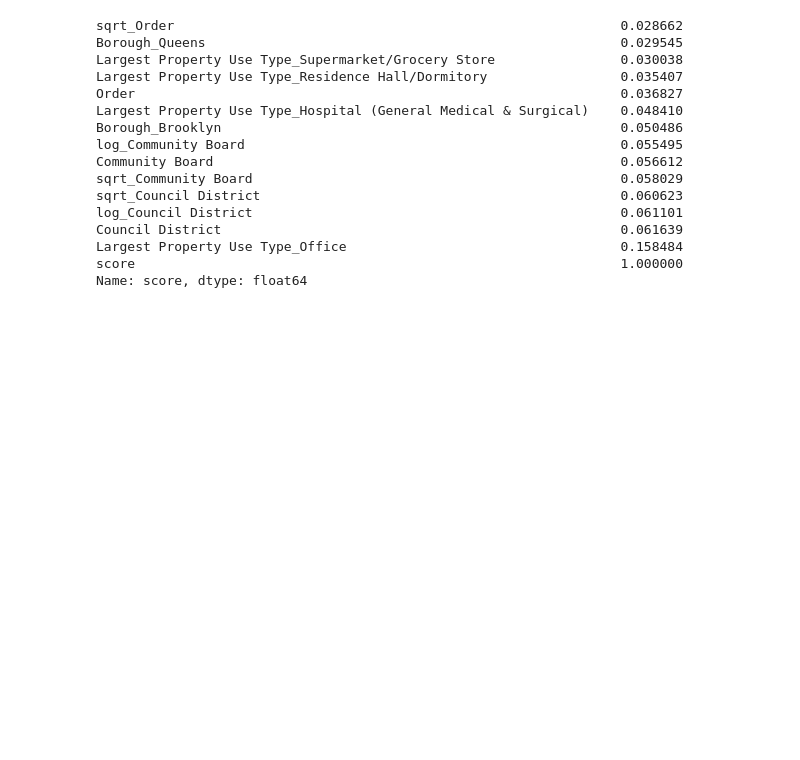
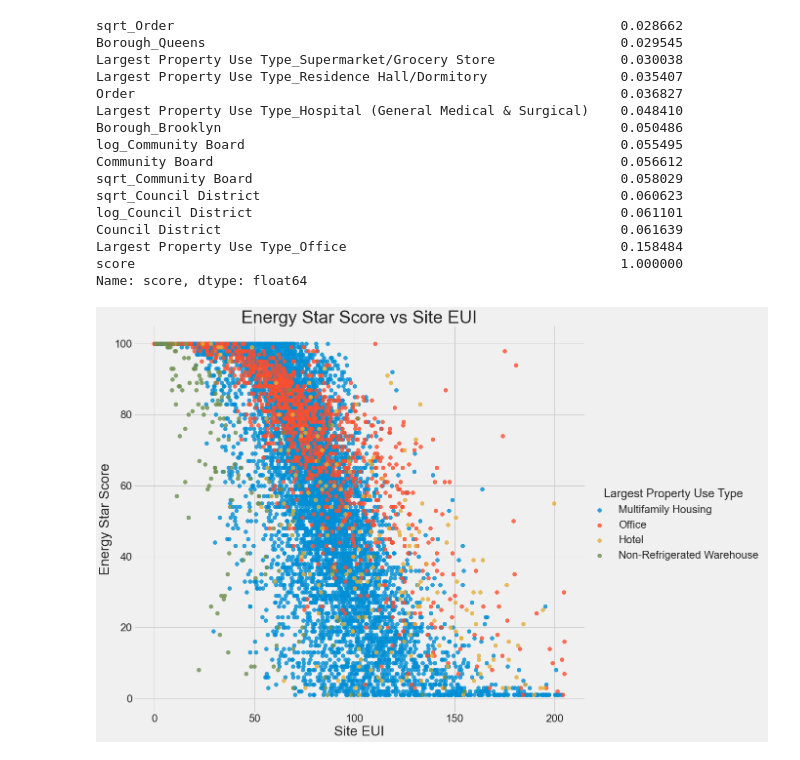
Before and after one commit to Jared-Glenn/Machine_Learning_Project_Walkthrough, a Jupyter notebook: ml_walkthrough.ipynb, the cells around one changed output. Saved outputs shown, nothing was run; the diff lists cells and outputs as text; code cells hidden in the pictures; blank space fills up the shorter version.

```diff
--- a/ml_walkthrough.ipynb
+++ b/ml_walkthrough.ipynb
@@ -412,3 +412,24 @@ Council District                                                   0.061639
 Largest Property Use Type_Office                                   0.158484
 score                                                              1.000000
 Name: score, dtype: float64
+# %%
+figsize(12, 10)
+
+# Extract the building types
+features['Largest Property Use Type'] = data.dropna(subset = ['score'])['Largest Property Use Type']
+
+# Limit to building types with more than 100 observations (from previous code)
+features = features[features['Largest Property Use Type'].isin(types)]
+
+# Use seaborn to plot a scatterplot of Score vs Log Source EUI
+sns.lmplot(x='Site EUI (kBtu/ft²)', y='score',
+           hue = 'Largest Property Use Type', data = features,
+           scatter_kws = {'alpha': 0.8, 's': 60}, fit_reg = False,
+           height = 12, aspect = 1.2);
+
+# Plot labeling
+plt.xlabel('Site EUI', size =28)
+plt.ylabel('Energy Star Score', size = 28)
+plt.title('Energy Star Score vs Site EUI', size = 36);
+# %% [output]
+[figure, added]
```
Also changed, not shown: parts of 1 cell of this notebook.
